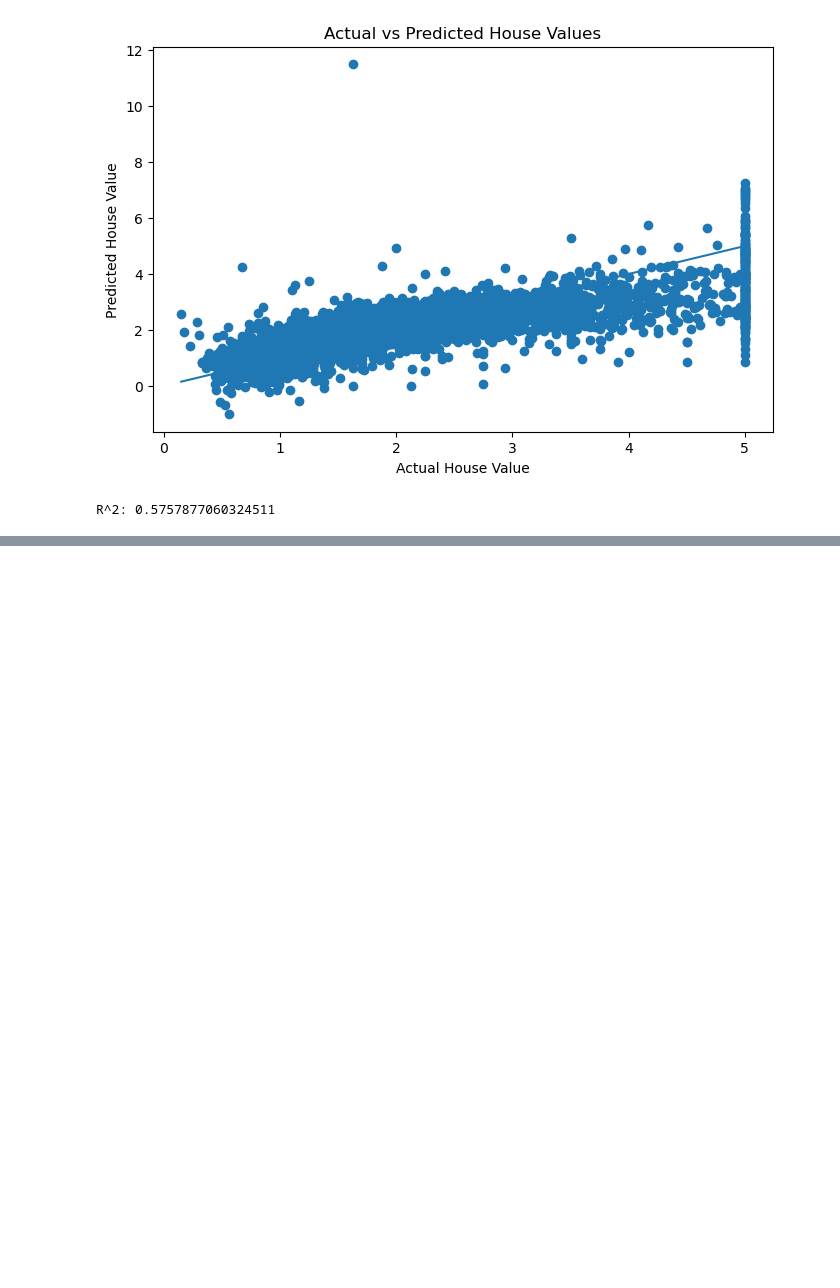
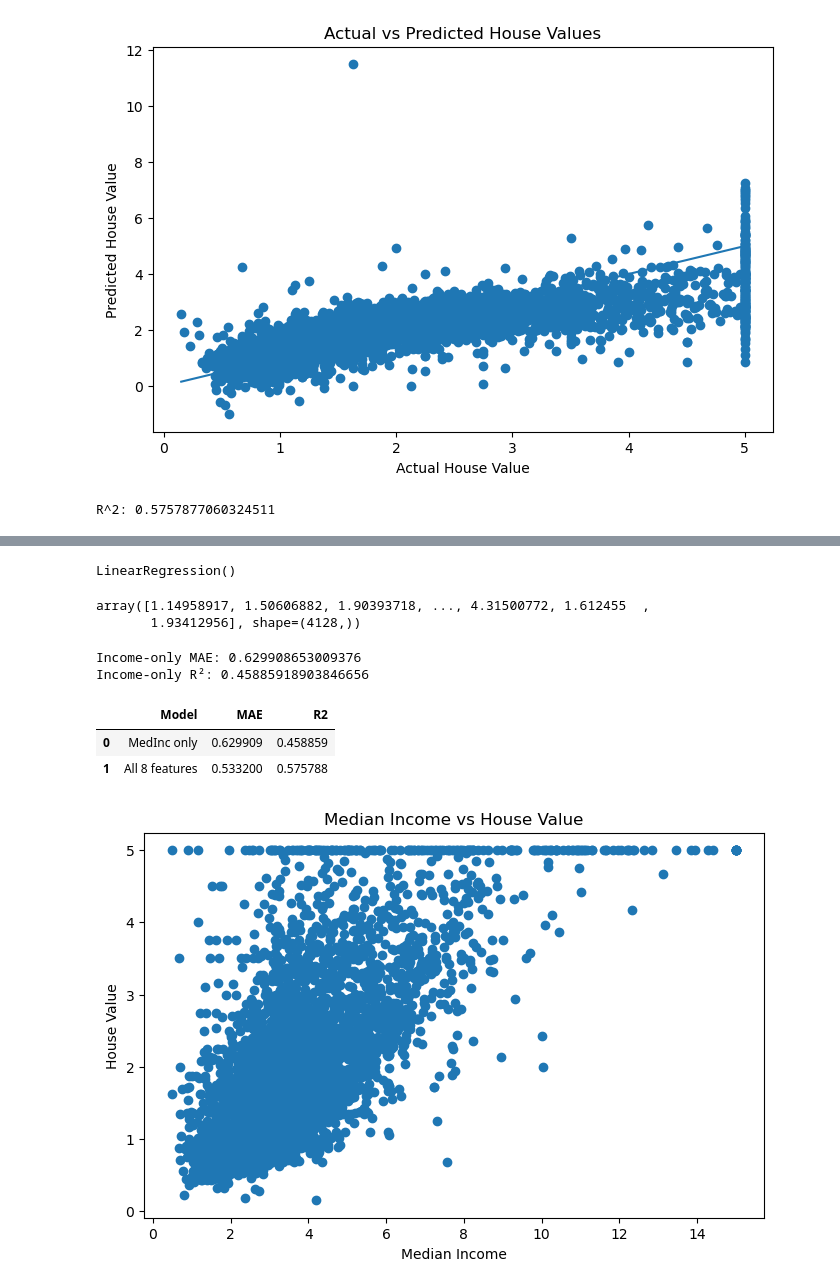
Before and after one commit to kindy10/HousePricePrediction, a Jupyter notebook: notebooks/house_price_prediction.ipynb, the cells around one changed output, grey strips where cells are left out. Cells and saved outputs as stored; diff of their text form; code cells hidden in the pictures; blank space fills up the shorter version.

Commit message:
Compare single feature and full regression

```diff
--- a/notebooks/house_price_prediction.ipynb
+++ b/notebooks/house_price_prediction.ipynb
@@ -408,0 +409,6 @@ Training R²: 0.6125511913966952
+# %%
+#How well can we predict house value using only median income?
+X_train_income = X_train[['MedInc']]
+X_test_income = X_test[['MedInc']]
+print(X_train_income)
+print(X_test_income)
@@ -408,0 +435,41 @@ Training R²: 0.6125511913966952
+# %%
+income_model.fit(X_train_income,y_train)
+# %% [output]
+LinearRegression()
+# %%
+#Make predictions
+y_income_pred = income_model.predict(X_test_income)
+y_income_pred
+# %% [output]
+array([1.14958917, 1.50606882, 1.90393718, ..., 4.31500772, 1.612455  ,
+       1.93412956], shape=(4128,))
+# %%
+#Evaluate metric
+income_mae = mean_absolute_error(y_test,y_income_pred)
+income_r2 = r2_score(y_test,y_income_pred)
+print("Income-only MAE:", income_mae)
+print("Income-only R²:", income_r2)
+# %% [output]
+Income-only MAE: 0.629908653009376
+Income-only R²: 0.45885918903846656
+# %%
+#Put the models side by side
+comparison = pd.DataFrame({"Model":["MedInc only","All 8 features"],"MAE":[income_mae,mae],
+                           "R2":[income_r2,r2]})
+comparison
+# %% [output]
+|  | Model | MAE | R2 |
+| 0 | MedInc only | 0.629909 | 0.458859 |
+| 1 | All 8 features | 0.533200 | 0.575788 |
+# %%
+plt.figure(figsize=(8, 5))
+
+plt.scatter(X_test_income["MedInc"], y_test)
+
+plt.xlabel("Median Income")
+plt.ylabel("House Value")
+plt.title("Median Income vs House Value")
+
+plt.show()
+# %% [output]
+[figure, added]
```
Also changed, not shown: parts of 3 cells of this notebook.
